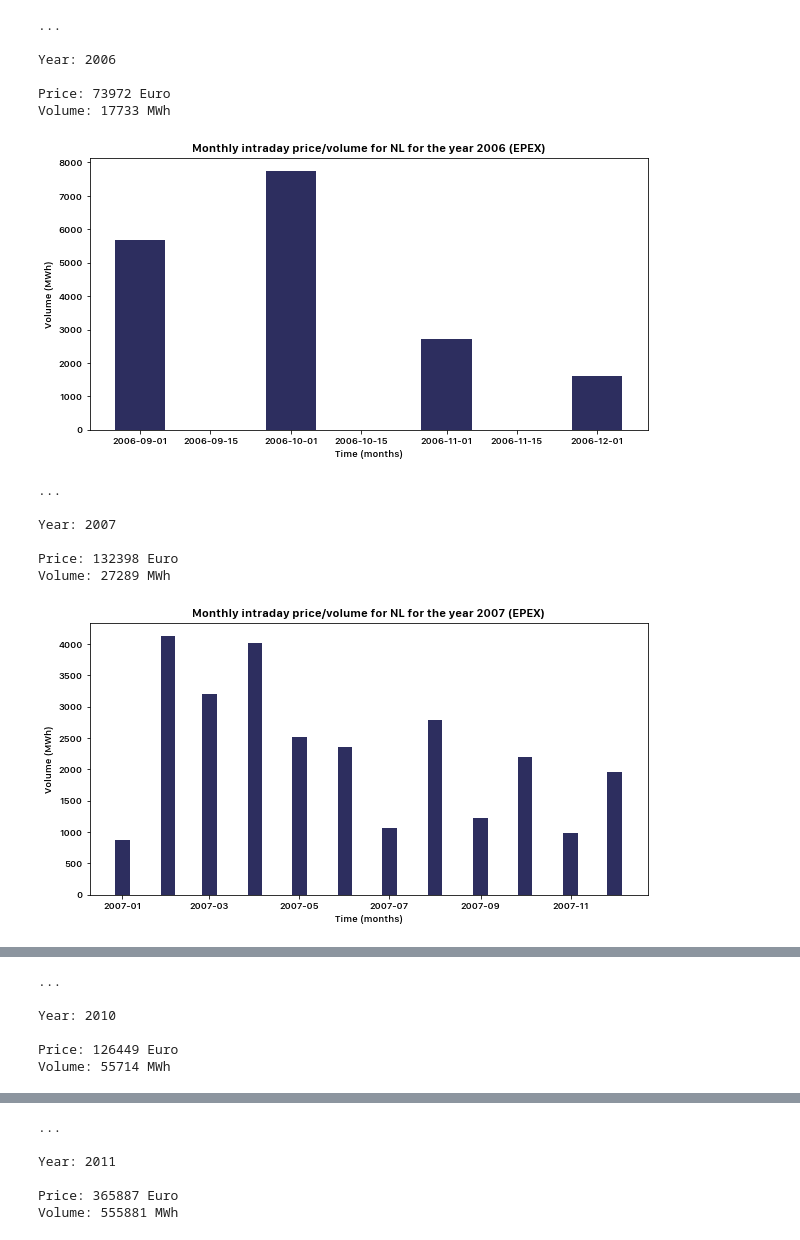
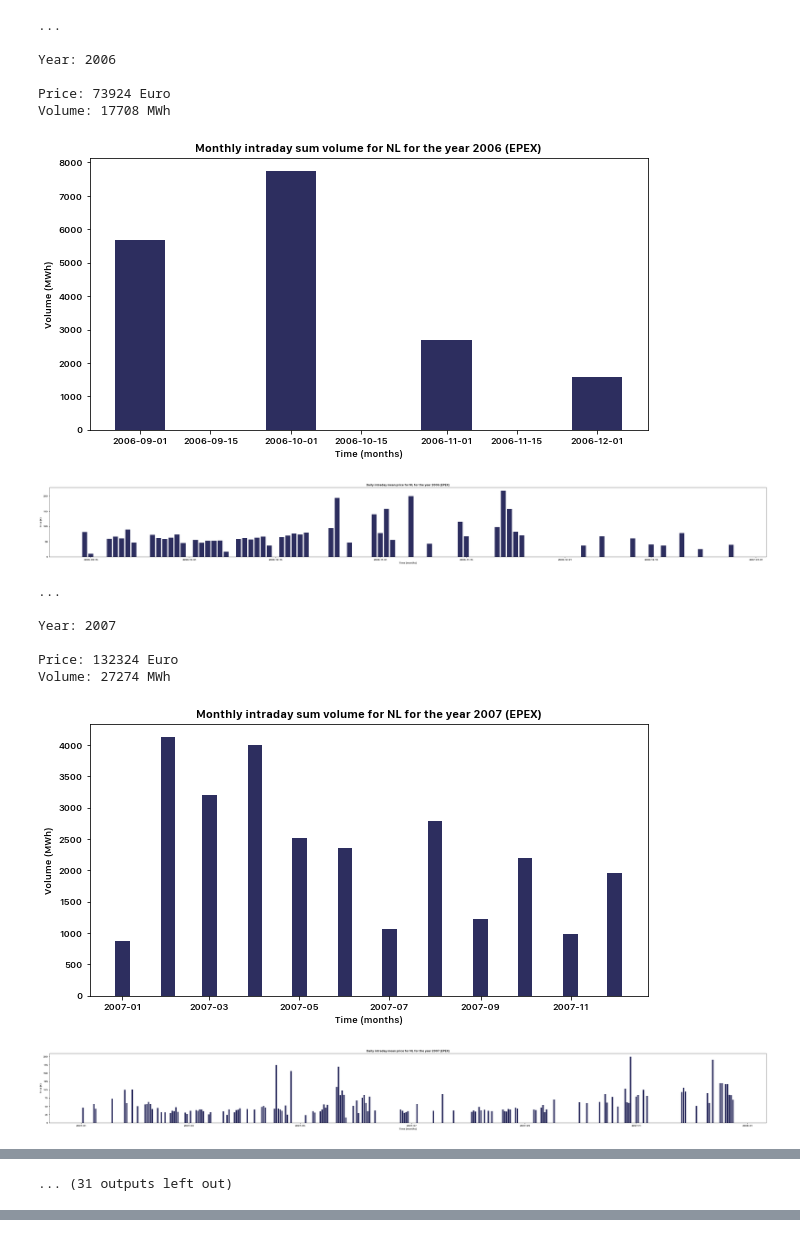
Before and after one commit to timovijn/ElectricityPriceForecasting, a Jupyter notebook: epex/epex.ipynb, the cells around one changed output, grey strips where cells are left out. Cells and saved outputs as stored; diff of their text form; code cells hidden in the pictures.

```diff
--- a/epex/epex.ipynb
+++ b/epex/epex.ipynb
@@ -58,13 +57,16 @@ for filename in flist:
 
     df = df[df['Date'].dt.year == y]
 
+    df['Price'] = df['Price'].astype('int64')
+    df['Volume'] = df['Volume'].astype('int64')
+
     df.to_pickle(f"./{os.path.splitext(filename)[0]}.pkl")
 # %%
 years = ['2006','2007','2008','2009','2010','2011','2012','2013','2014','2015','2016','2017','2018','2019']
-# years = ['2006']
 country = 'NL'
 
 dfo = pd.DataFrame()
+dfo2 = pd.DataFrame()
 price = []
 volume = []
 breaks = []
@@ -74,18 +76,25 @@ for y in years:
 
     df = pd.read_pickle(f"./{y}_Intraday.pkl")
 
+    df['Price'] = df['Price'].astype('int64')
+    df['Volume'] = df['Volume'].astype('int64')
+
     volume_buy = df.loc[df['Contracttype'] == 'Spot'].loc[df['Side'] == 'buy', 'Volume'].sum()
     volume_sell = df.loc[df['Contracttype'] == 'Spot'].loc[df['Side'] == 'sell', 'Volume'].sum()
 
     price_buy = df.loc[df['Contracttype'] == 'Spot'].loc[df['Side'] == 'buy', 'Price'].sum()
     price_sell = df.loc[df['Contracttype'] == 'Spot'].loc[df['Side'] == 'sell', 'Price'].sum()
 
-    df_group = df.drop(['Instrumentcode', 'Contracttype'], axis=1).groupby([(df['Date'].dt.year),(df['Date'].dt.month)]).sum()
+    df_group = df.drop(['Instrumentcode', 'Contracttype', 'Side'], axis=1).groupby([(df['Date'].dt.year),(df['Date'].dt.month)]).sum()
     df_group['Date'] = df_group.index
     df_group['Date'] = pd.to_datetime(df_group['Date'], format='(%Y, %m)')
 
+    df_group2 = df.drop(['Instrumentcode', 'Contracttype', 'Side'], axis=1).groupby([(df['Date'].dt.year), (df['Date'].dt.month), (df['Date'].dt.day)]).mean()
+    df_group2['Date'] = df_group2.index
+    df_group2['Date'] = pd.to_datetime(df_group2['Date'], format='(%Y, %m, %d)')
 
     dfo = dfo.append(df_group, ignore_index = False)
+    dfo2 = dfo2.append(df, ignore_index = False)
     breaks.append(len(dfo))
 
     price.append(df['Price'].sum())
@@ -94,51 +103,52 @@ for y in years:
     print('')
     print(colored('...','white'))
     print('')
     print(colored(f'Year: {y}', 'blue'))
     print('')
     print(colored(f'Price: {int(round(price[i]))} Euro', 'blue'))
     print(colored(f'Volume: {int(round(volume[i]))} MWh', 'blue'))
     print('')
 
     fig, ax = plt.subplots(figsize=(10, 5))
     ax.bar(df_group['Date'], df_group['Volume'], width=10)
-    ax.set_title(f'Monthly intraday price/volume for {country} for the year {y} (EPEX)')
+    ax.set_title(f'Monthly intraday sum volume for {country} for the year {y} (EPEX)')
     ax.set_xlabel(r'Time (months)')
     ax.set_ylabel(r'Volume (MWh)')
     plt.show()
 
-    # # df_group[['Volume']].plot(kind="bar", legend=True)
-    # plt.title(f'Monthly intraday price/volume for {country} for the year {y} (EPEX)', y = 1.1)
-    # # plt.xlim(0,50)
-    # # plt.ylim(0, 1500)
-    # plt.xlabel(r'Time (months)')
-    # plt.ylabel(r'Volume (MWh)')
-    # plt.show()
+    fig, ax = plt.subplots(figsize=(50, 5))
+    ax.bar(df_group2['Date'], df_group2['Price'])
+    ax.set_title(f'Daily intraday mean price for {country} for the year {y} (EPEX)')
+    ax.set_xlabel(r'Time (months)')
+    ax.set_ylabel(r'Price (€)')
+    plt.show()
 
 print('')
 print(colored('...','white'))
 print('')
 print(colored(f'Period: {years[0]}–{years[-1]}', 'blue'))
 print(colored(f'Price: {int(round(sum(price)))} Euro', 'blue'))
 print(colored(f'Volume: {int(round(sum(volume)))} MWh', 'blue'))
 print('')
 print(colored('...','white'))
 print('')
 # %% [output]
 ...
 
 Year: 2006
 
-Price: 73972 Euro
-Volume: 17733 MWh
+Price: 73924 Euro
+Volume: 17708 MWh
-[figure, old version]
+[figure, new version]
+[figure, new version]
 ...
 
 Year: 2007
 
-Price: 132398 Euro
-Volume: 27289 MWh
+Price: 132324 Euro
+Volume: 27274 MWh
-[figure, old version]
+[figure, new version]
+[figure, new version]
 ...
 
 Year: 2008
@@ -156,6 +168 @@ Volume: 88722 MWh
-...
-
-Year: 2010
-
-Price: 126449 Euro
-Volume: 55714 MWh
+... (31 outputs left out)
@@ -163,6 +168,0 @@ Volume: 55714 MWh
-...
-
-Year: 2011
-
-Price: 365887 Euro
-Volume: 555881 MWh
```
Also changed, not shown: parts of 3 cells of this notebook, 3 other files.
